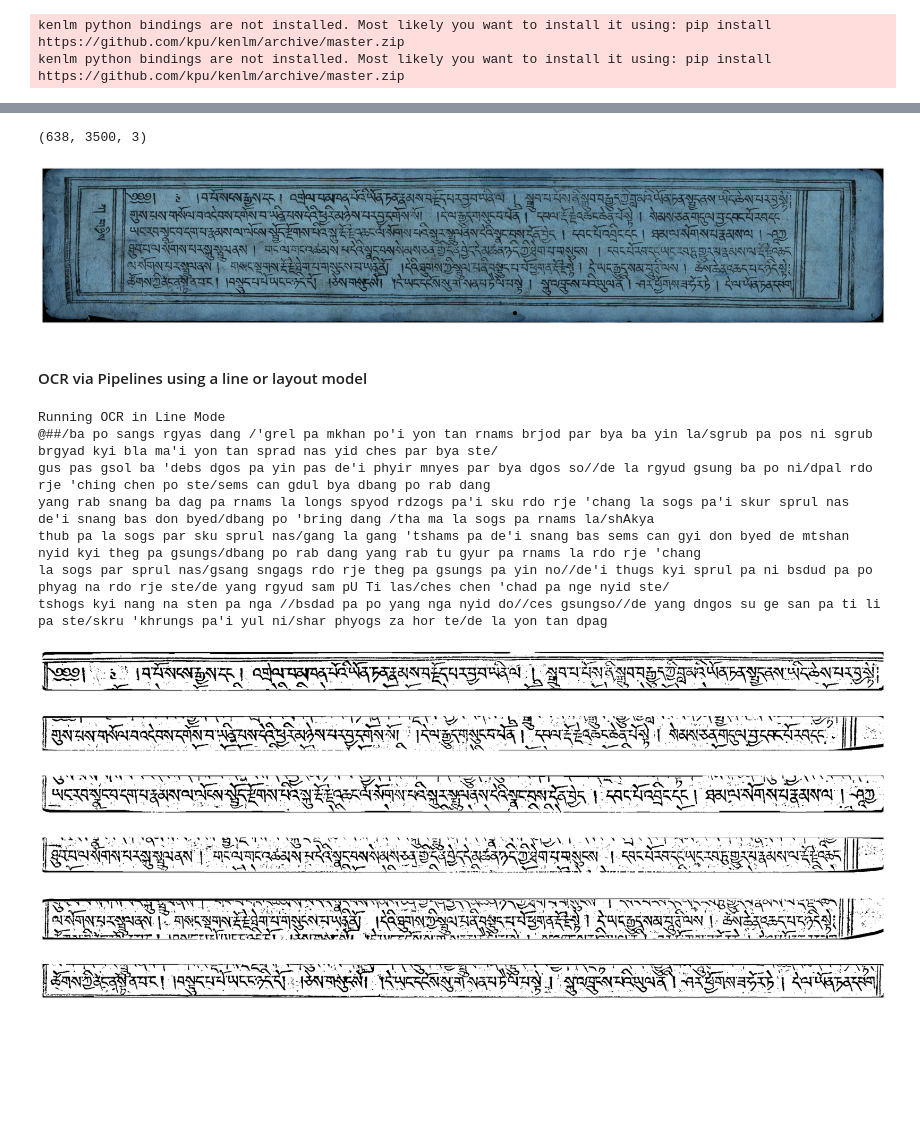
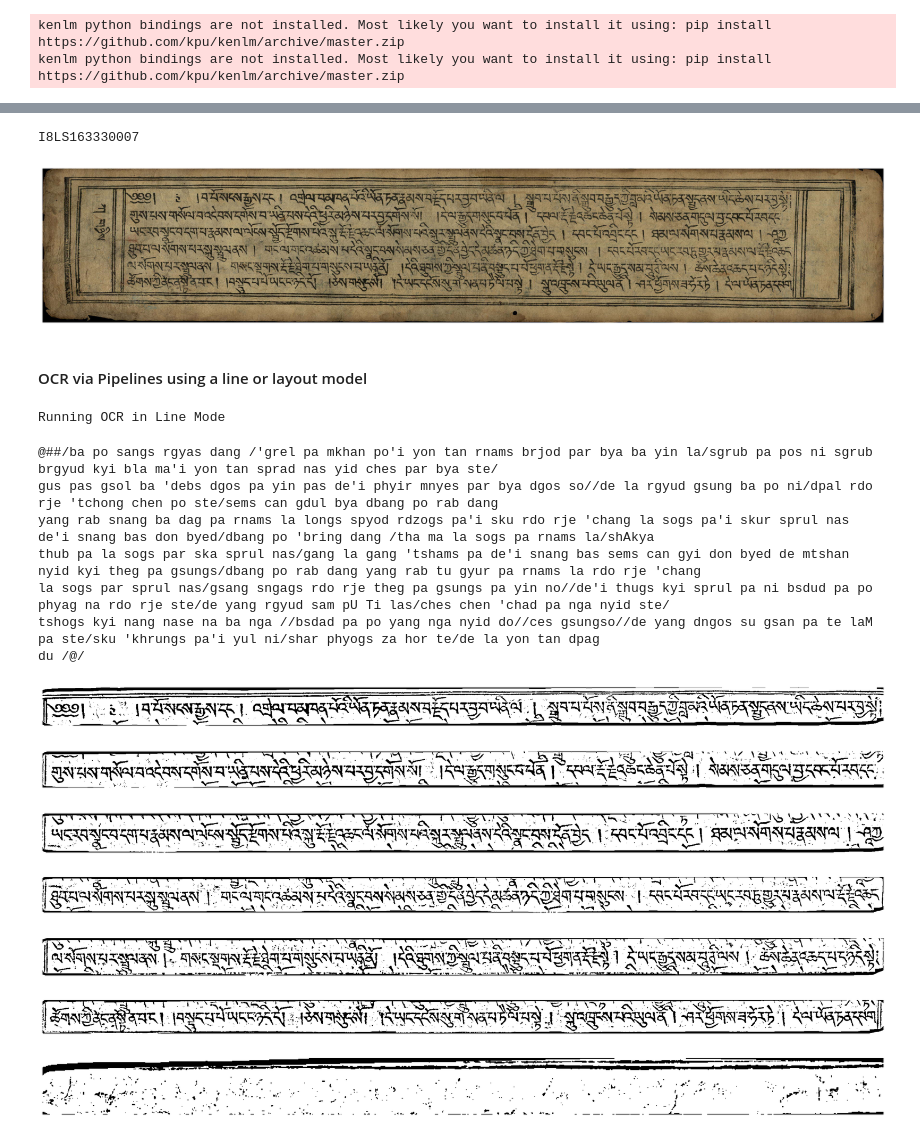
Before and after one commit to OpenPecha/OCR-Deployment, a Jupyter notebook: Demo-OCR.ipynb, the cells around one changed output, grey strips where cells are left out. Cells and saved outputs as stored; diff of their text form; code cells hidden in the pictures; blank space fills up the shorter version.

Commit message:
more variable model input preprocessing, new tiling function, cleanup

```diff
--- a/Demo-OCR.ipynb
+++ b/Demo-OCR.ipynb
@@ -24,12 +26,13 @@ Images: 2
 # %%
-idx = 1
+idx = 3
+img = cv2.imread(image_paths[idx])
+img = cv2.cvtColor(img, cv2.COLOR_BGR2RGB)
 image_name = get_file_name(image_paths[idx])
-img = cv2.imread(image_paths[idx])
-print(img.shape)
+print(image_name)
 show_image(img)
 # %% [output]
-(638, 3500, 3)
+I8LS163330007
-[figure, old version]
+[figure, new version]
 # %% [markdown]
 #### OCR via Pipelines using a line or layout model
 # %%
@@ -40,29 +43,38 @@ layout_model_config_file = init_monlam_layout_model()
 line_model_config = read_line_model_config(line_model_config_file)
 layout_model_config = read_layout_model_config(layout_model_config_file)
 
-ocr_model_config = init_monla_ocr_model("Woodblock")
+ocr_model_config = init_monlam_ocr_model("Woodblock")
+ocr_model_config2 = init_monlam_ocr_model("UCHAN")
 
 assert (ocr_model_config is not None)
+
+xml_exporter = PageXMLExporter(output_dir)
+json_exporter = JsonExporter(output_dir)
+# %%
+# use ocr pipeline with line model*
+ocr_pipeline = OCRPipeline(ocr_model_config, line_model_config, output_dir)
+# %% [output]
+Running OCR in Line Mode
 # %%
-ocr_pipeline_line = OCRPipeline(ocr_model_config, line_model_config, output_dir)
-text, line_data, line_images = ocr_pipeline_line.run_ocr(img, k_factor=1.5)
+text, line_data, line_images = ocr_pipeline.run_ocr(img, k_factor=1.4)
 
 for line in text:
     print(line)
 
 for line_img in line_images:
     show_image(line_img)
 # %% [output]
-Running OCR in Line Mode
-@##/ba po sangs rgyas dang /'grel pa mkhan po'i yon tan rnams brjod par bya ba yin la/sgrub pa pos ni sgrub brgyad kyi bla ma'i yon tan sprad nas yid ches par bya ste/
-gus pas gsol ba 'debs dgos pa yin pas de'i phyir mnyes par bya dgos so//de la rgyud gsung ba po ni/dpal rdo rje 'ching chen po ste/sems can gdul bya dbang po rab dang
+@##/ba po sangs rgyas dang /'grel pa mkhan po'i yon tan rnams brjod par bya ba yin la/sgrub pa pos ni sgrub brgyud kyi bla ma'i yon tan sprad nas yid ches par bya ste/
+gus pas gsol ba 'debs dgos pa yin pas de'i phyir mnyes par bya dgos so//de la rgyud gsung ba po ni/dpal rdo rje 'tchong chen po ste/sems can gdul bya dbang po rab dang
 yang rab snang ba dag pa rnams la longs spyod rdzogs pa'i sku rdo rje 'chang la sogs pa'i skur sprul nas de'i snang bas don byed/dbang po 'bring dang /tha ma la sogs pa rnams la/shAkya
-thub pa la sogs par sku sprul nas/gang la gang 'tshams pa de'i snang bas sems can gyi don byed de mtshan nyid kyi theg pa gsungs/dbang po rab dang yang rab tu gyur pa rnams la rdo rje 'chang
-la sogs par sprul nas/gsang sngags rdo rje theg pa gsungs pa yin no//de'i thugs kyi sprul pa ni bsdud pa po phyag na rdo rje ste/de yang rgyud sam pU Ti las/ches chen 'chad pa nge nyid ste/
-tshogs kyi nang na sten pa nga //bsdad pa po yang nga nyid do//ces gsungso//de yang dngos su ge san pa ti li pa ste/skru 'khrungs pa'i yul ni/shar phyogs za hor te/de la yon tan dpag
+thub pa la sogs par ska sprul nas/gang la gang 'tshams pa de'i snang bas sems can gyi don byed de mtshan nyid kyi theg pa gsungs/dbang po rab dang yang rab tu gyur pa rnams la rdo rje 'chang
+la sogs par sprul nas/gsang sngags rdo rje theg pa gsungs pa yin no//de'i thugs kyi sprul pa ni bsdud pa po phyag na rdo rje ste/de yang rgyud sam pU Ti las/ches chen 'chad pa nga nyid ste/
+tshogs kyi nang nase na ba nga //bsdad pa po yang nga nyid do//ces gsungso//de yang dngos su gsan pa te laM pa ste/sku 'khrungs pa'i yul ni/shar phyogs za hor te/de la yon tan dpag
+du /@/
-[figure, old version]
+[figure, new version]
-[figure, old version]
+[figure, new version]
-[figure, old version]
+[figure, new version]
-[figure, old version]
+[figure, new version]
-[figure, old version]
+[figure, new version]
-[figure, old version]
+[figure, new version]
+[figure, added]
```
Also changed, not shown: parts of 11 cells of this notebook, 12 other files.
